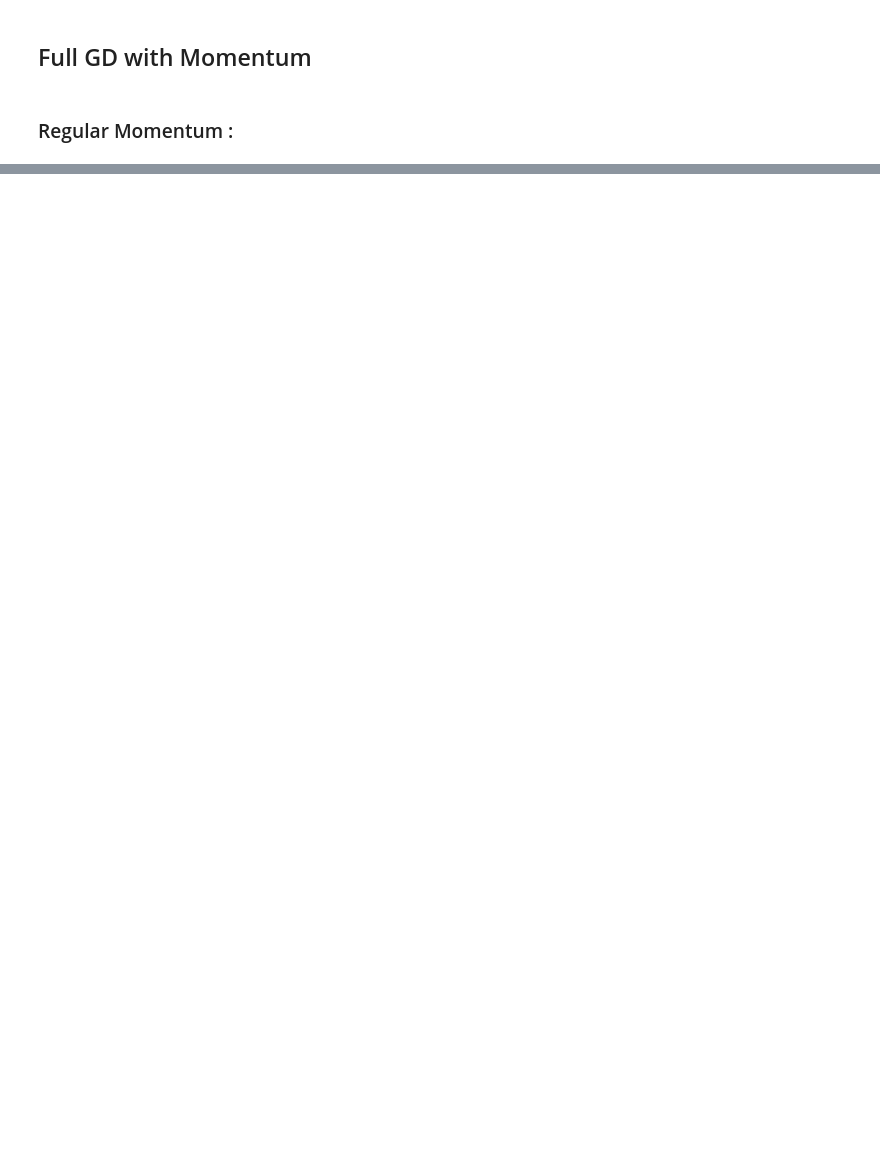
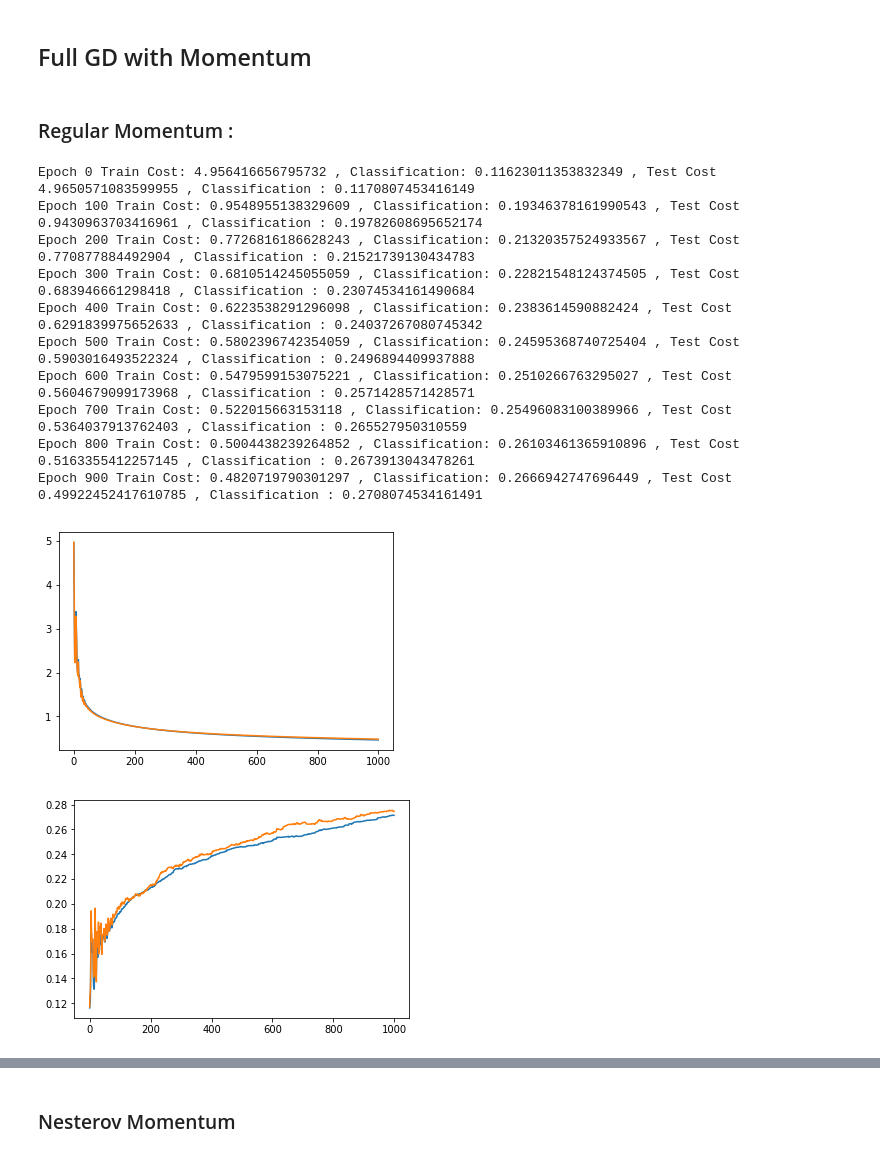
Before and after one commit to ytnvj2/facial-expression-recognition, a Jupyter notebook: GradientDescentComparisons.ipynb, the cells around one changed output, grey strips where cells are left out. Saved outputs shown, nothing was run; the diff lists cells and outputs as text; code cells hidden in the pictures; blank space fills up the shorter version.

```diff
--- a/GradientDescentComparisons.ipynb
+++ b/GradientDescentComparisons.ipynb
@@ -237,10 +240,11 @@ def softmax(a):
     return np.exp(a)/(np.exp(a).sum(axis=1,keepdims=True))
 def cost(y,y_p):
     return -(y*np.log(y_p)).mean()
-def fit(X,y,lr,epoch,fig=True):
+def fit(X,y,mu,lr,epoch,fig=True):
     N,D=X.shape
     K=y.shape[1]
-    W=np.random.randn(D,K)
+    np.random.seed(123)
+    W=np.random.randn(D,K)/np.sqrt(D)
     b=np.random.randn(K)
     tr_i=np.random.choice(N,int(N*0.9),replace=False)
     t_i=[i for i in range(N) if i not in tr_i]
@@ -252,12 +256,18 @@ def fit(X,y,lr,epoch,fig=True):
     c_v=[]
     cl_t=[]
     cl_v=[]
+    vW=0
+    vb=0
     for i in range(epoch):
         y_p_t=forward(X_t,W,b)
         y_p_v=forward(X_v,W,b)
         dy=y_p_t-y_t
-        W=W-lr*(X_t.T.dot(dy))
-        b=b-lr*(dy).sum(axis=0)
+        gW=(X_t.T.dot(dy))
+        gb=(dy).sum(axis=0)
+        vW=mu*vW-lr*gW
+        vb=mu*vb-lr*gb
+        W=W + vW
+        b=b + vb
         c_t.append(cost(y_t,y_p_t))
         c_v.append(cost(y_v,y_p_v))
         cl_t.append(score(y_t.argmax(axis=1),y_p_t.argmax(axis=1)))
@@ -276,3 +286,19 @@ def fit(X,y,lr,epoch,fig=True):
         plt.show()
 def score(y,y_p):
     return np.mean(y==y_p)
+# %%
+%%time
+fit(X_train,y_train,0.9,0.000001,1000)
+# %% [output]
+Epoch 0 Train Cost: 4.956416656795732 , Classification: 0.11623011353832349 , Test Cost 4.9650571083599955 , Classification : 0.1170807453416149
+Epoch 100 Train Cost: 0.9548955138329609 , Classification: 0.19346378161990543 , Test Cost 0.9430963703416961 , Classification : 0.19782608695652174
+Epoch 200 Train Cost: 0.7726816186628243 , Classification: 0.21320357524933567 , Test Cost 0.770877884492904 , Classification : 0.21521739130434783
+Epoch 300 Train Cost: 0.6810514245055059 , Classification: 0.22821548124374505 , Test Cost 0.683946661298418 , Classification : 0.23074534161490684
+Epoch 400 Train Cost: 0.6223538291296098 , Classification: 0.2383614590882424 , Test Cost 0.6291839975652633 , Classification : 0.24037267080745342
+Epoch 500 Train Cost: 0.5802396742354059 , Classification: 0.24595368740725404 , Test Cost 0.5903016493522324 , Classification : 0.2496894409937888
+Epoch 600 Train Cost: 0.5479599153075221 , Classification: 0.2510266763295027 , Test Cost 0.5604679099173968 , Classification : 0.2571428571428571
+Epoch 700 Train Cost: 0.522015663153118 , Classification: 0.25496083100389966 , Test Cost 0.5364037913762403 , Classification : 0.265527950310559
+Epoch 800 Train Cost: 0.5004438239264852 , Classification: 0.26103461365910896 , Test Cost 0.5163355412257145 , Classification : 0.2673913043478261
+Epoch 900 Train Cost: 0.4820719790301297 , Classification: 0.2666942747696449 , Test Cost 0.49922452417610785 , Classification : 0.2708074534161491
+[figure, added]
+[figure, added]
@@ -278,0 +306,2 @@ def score(y,y_p):
+# %% [markdown]
+### Nesterov Momentum
```
Also changed, not shown: parts of 27 cells of this notebook, 1 other file.
